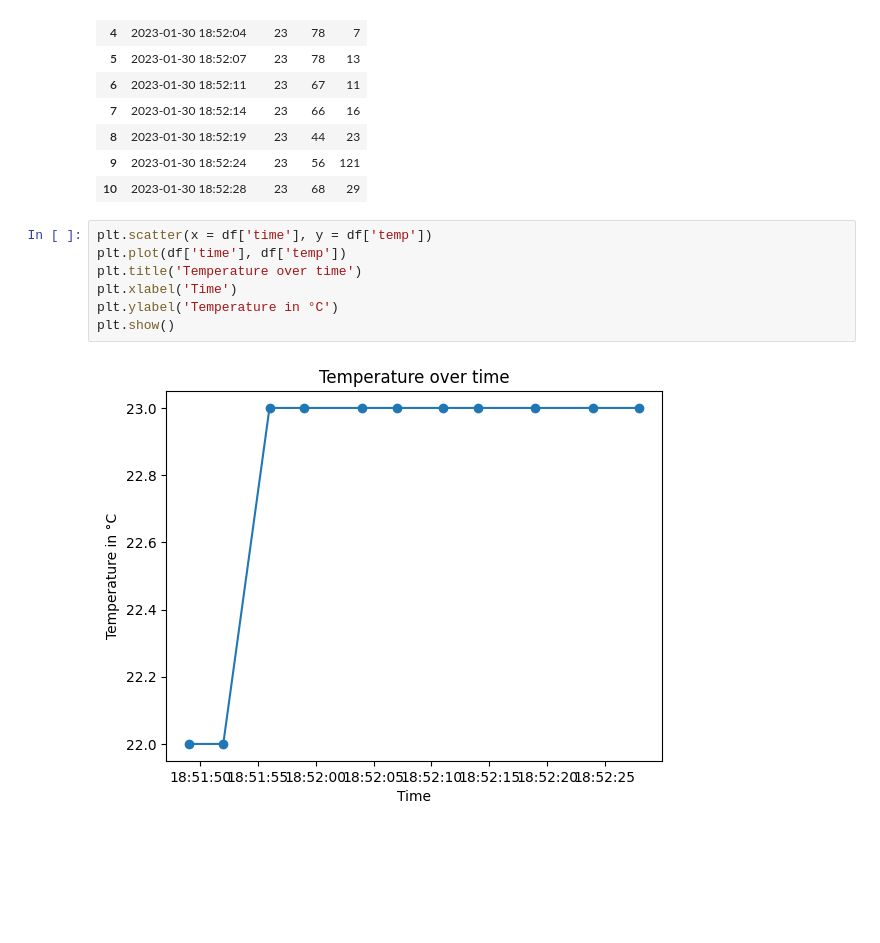
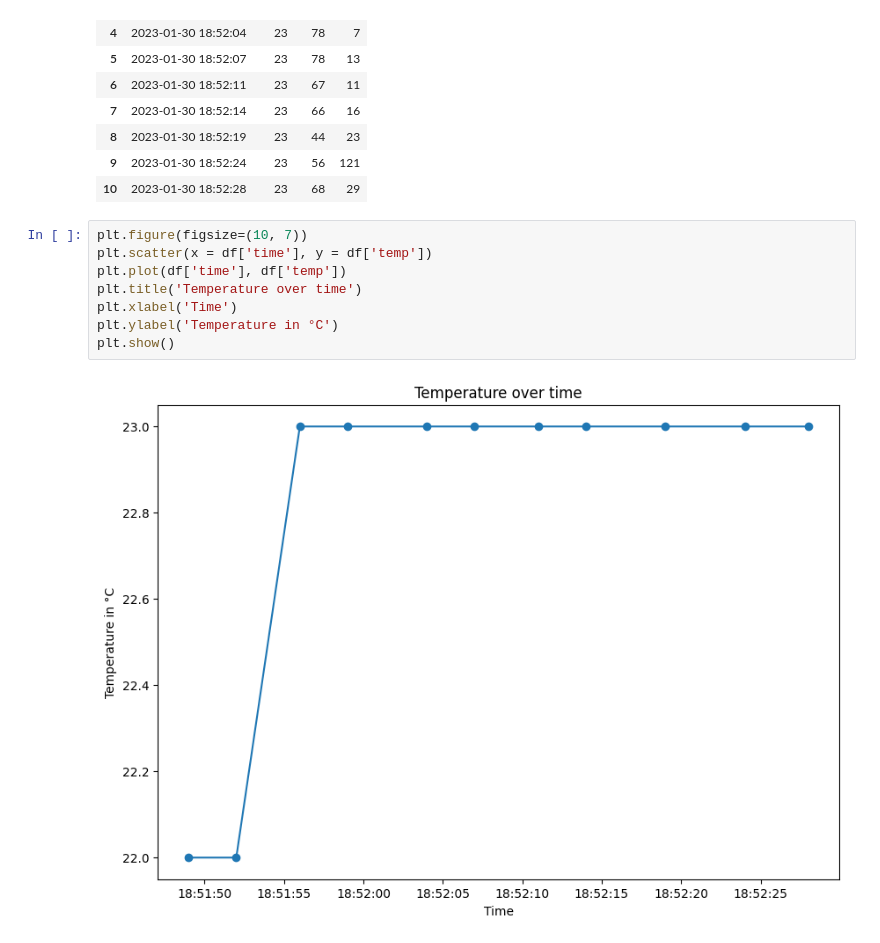
Before and after one commit to xdf8/idb, a Jupyter notebook: data_analysis.ipynb, the cells around one changed output. Saved outputs shown, nothing was run; the diff lists cells and outputs as text; blank space fills up the shorter version.

Commit message:
resized plots

```diff
--- a/data_analysis.ipynb
+++ b/data_analysis.ipynb
@@ -36,12 +36,13 @@ df
 | 9 | 2023-01-30 18:52:24 | 23 | 56 | 121 |
 | 10 | 2023-01-30 18:52:28 | 23 | 68 | 29 |
 # %%
+plt.figure(figsize=(10, 7))
 plt.scatter(x = df['time'], y = df['temp'])
 plt.plot(df['time'], df['temp'])
 plt.title('Temperature over time')
 plt.xlabel('Time')
 plt.ylabel('Temperature in °C')
 plt.show()
 # %% [output]
-[figure, old version]
+[figure, new version]
 # %%
```
Also changed, not shown: parts of 2 cells of this notebook.
